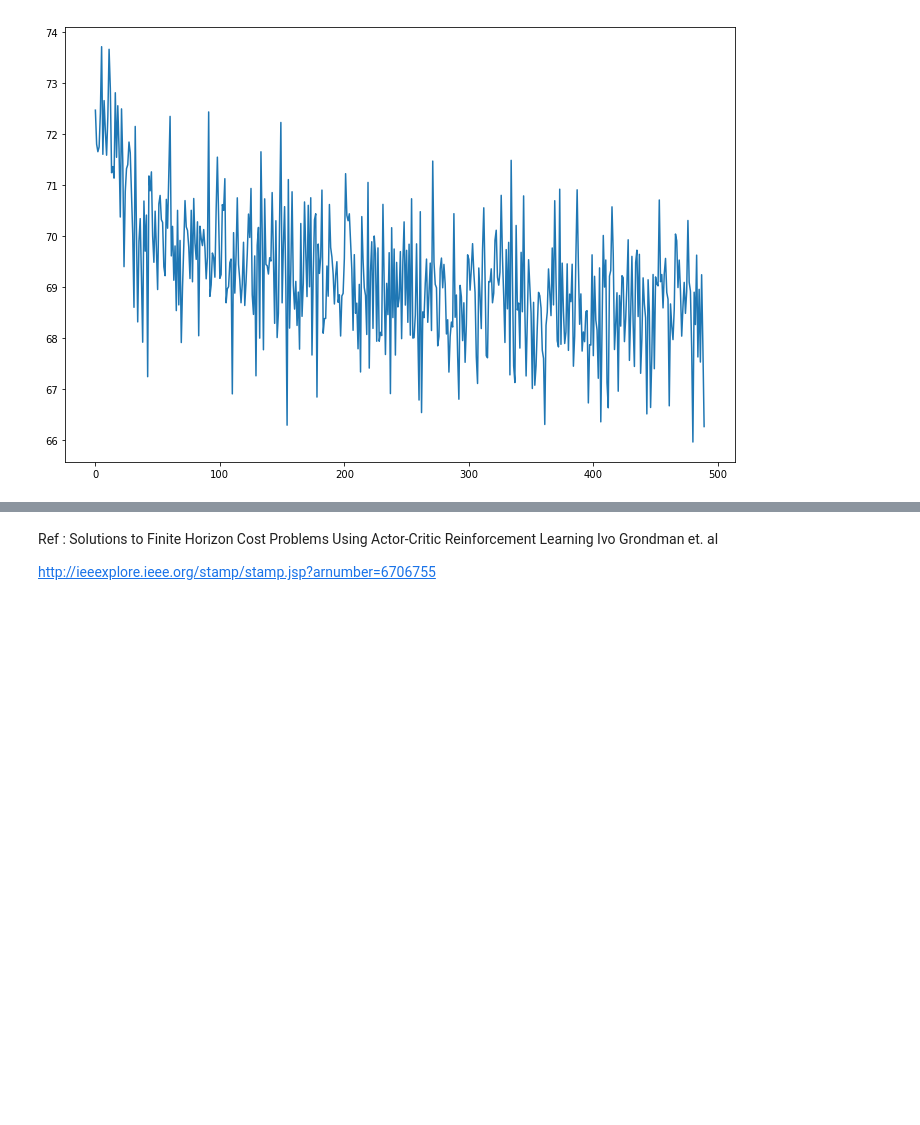
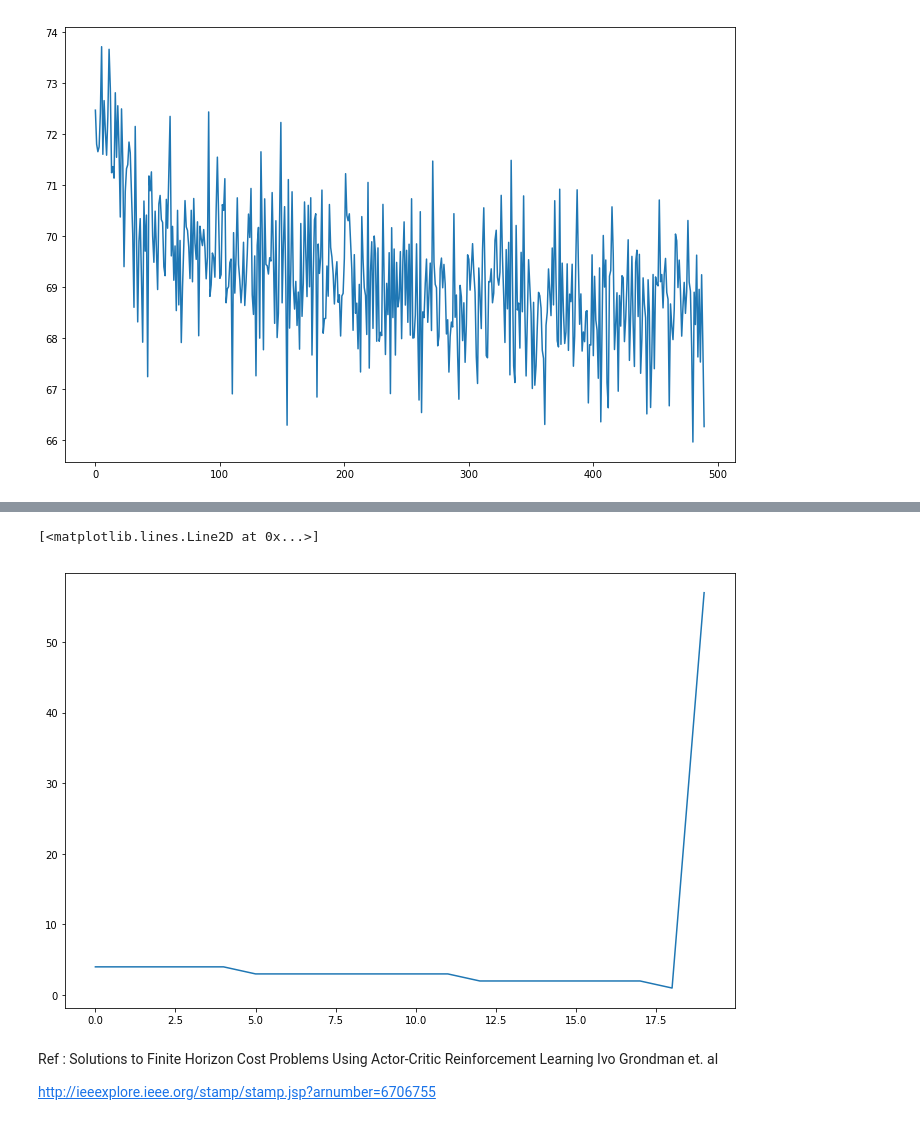
Before and after one commit to SaumoPal97/poolDark, a Jupyter notebook: Actor-Critic Method.ipynb, the cells around one changed output, grey strips where cells are left out. Saved outputs shown, nothing was run; the diff lists cells and outputs as text; code cells hidden in the pictures; blank space fills up the shorter version.

```diff
--- a/Actor-Critic Method.ipynb
+++ b/Actor-Critic Method.ipynb
@@ -166,3 +142,9 @@ array([ nan,  nan,  nan,  nan])
+# %%
+plt.figure(figsize=(12,8))
+plt.plot(u)
+# %% [output]
+[<matplotlib.lines.Line2D at 0x...>]
+[figure, added]
 # %% [markdown]
 Ref : Solutions to Finite Horizon Cost Problems Using Actor-Critic Reinforcement Learning Ivo Grondman et. al
 
```
Also changed, not shown: parts of 10 cells of this notebook.
